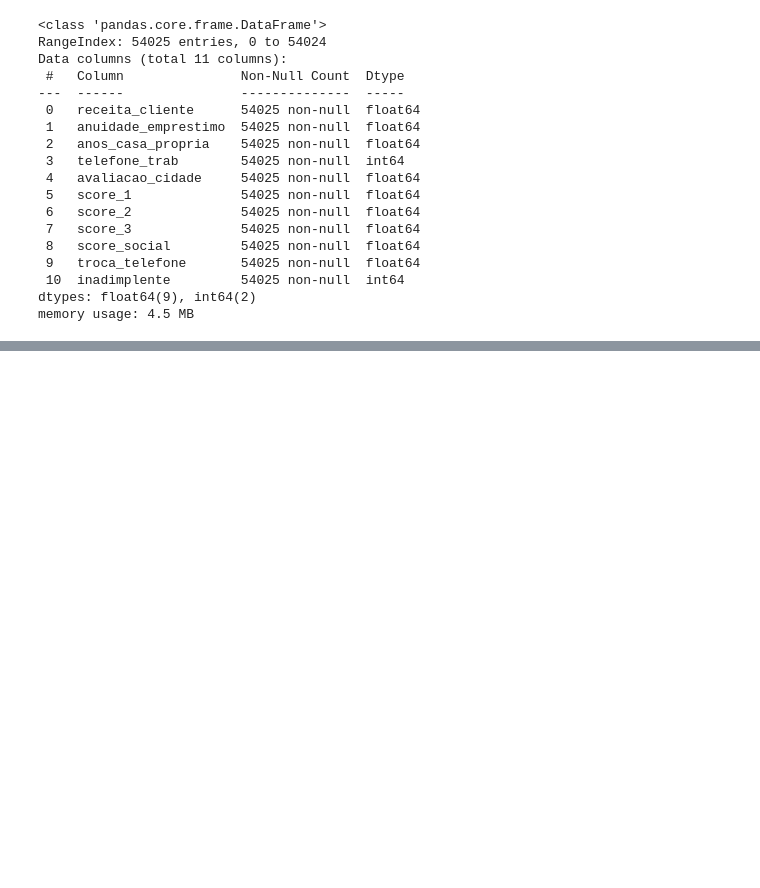
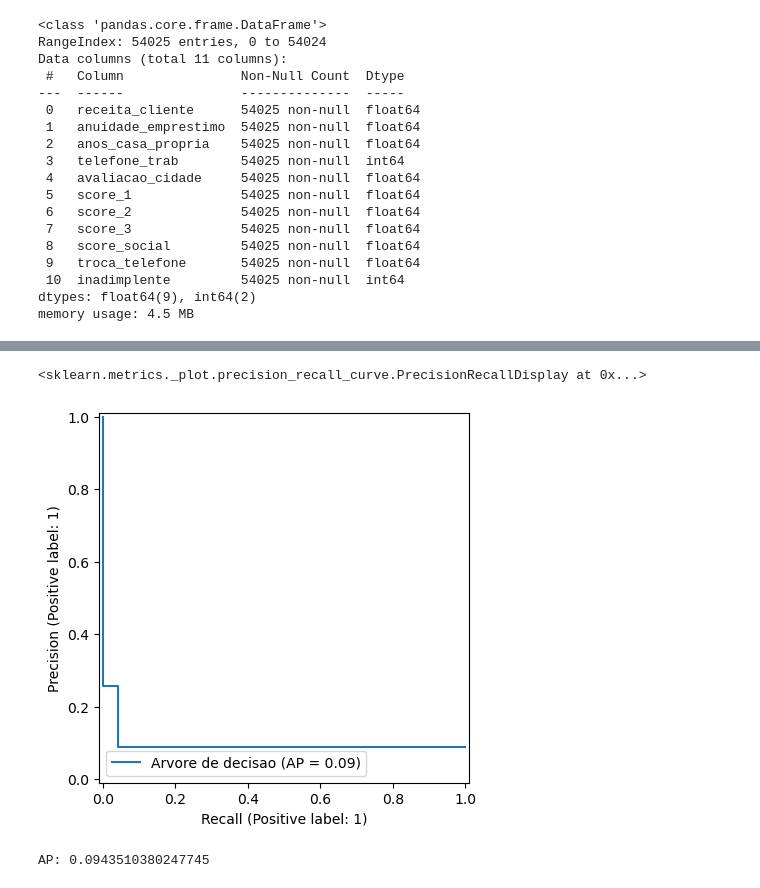
Before and after one commit to LaraGSilva/modelo-avaliacao-metricas, a Jupyter notebook: modelo/modelo_classificacao_clientes.ipynb, the cells around one changed output, grey strips where cells are left out. Cells and saved outputs as stored; diff of their text form; code cells hidden in the pictures; blank space fills up the shorter version.

```diff
--- a/modelo/modelo_classificacao_clientes.ipynb
+++ b/modelo/modelo_classificacao_clientes.ipynb
@@ -76,0 +117,13 @@ visualizacao.plot()
+# %%
+from sklearn.metrics import PrecisionRecallDisplay
+
+PrecisionRecallDisplay.from_predictions(y_val, y_previsto, name='Arvore de decisao')
+# %% [output]
+<sklearn.metrics._plot.precision_recall_curve.PrecisionRecallDisplay at 0x...>
+[figure, added]
+# %%
+from sklearn.metrics import average_precision_score
+
+print(f'AP: {average_precision_score(y_val, y_previsto)}')
+# %% [output]
+AP: 0.0943510380247745
```
Also changed, not shown: parts of 11 cells of this notebook.
